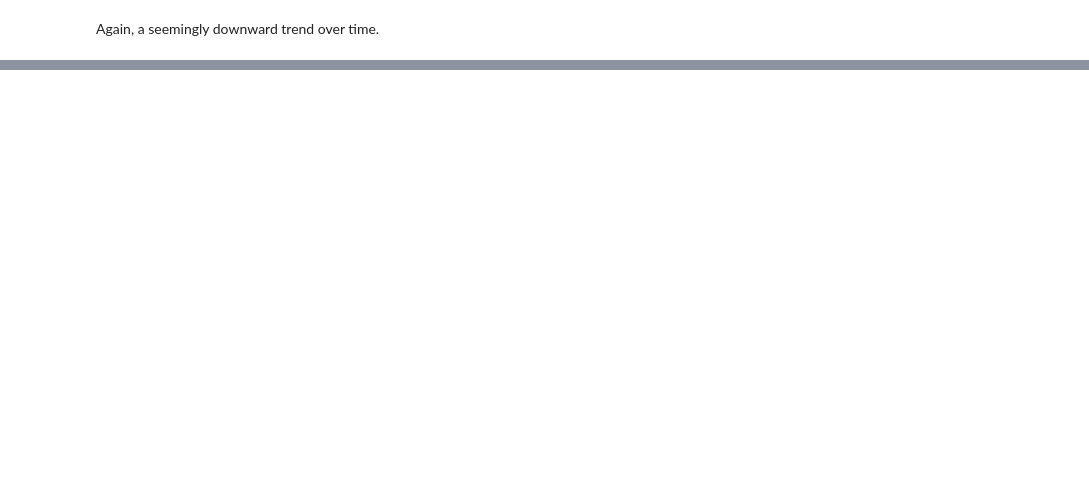
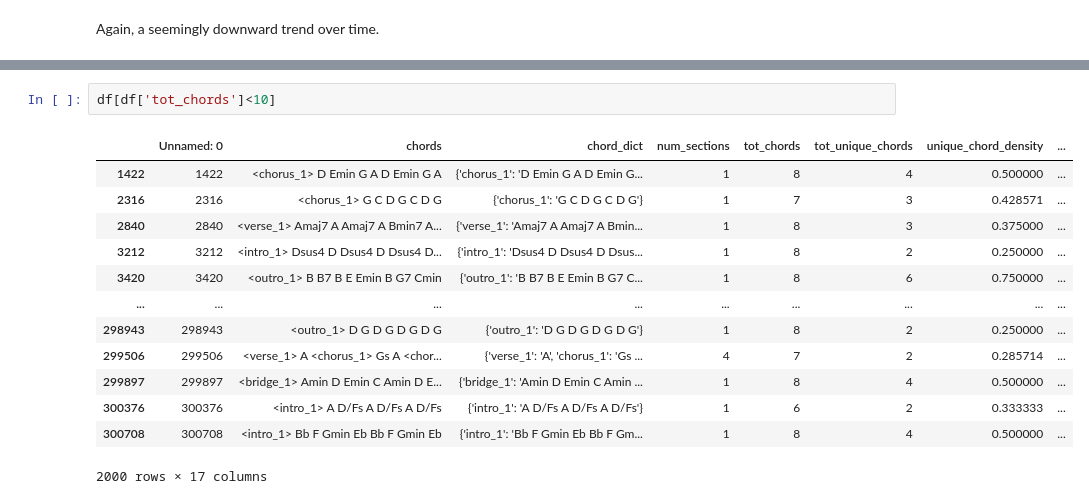
Before and after one commit to Erdos-Projects/fall-2025-harmonic-features-for-song-recommendations, a Jupyter notebook: data/eda_300k.ipynb, the cells around one changed output, grey strips where cells are left out. Saved outputs shown, nothing was run; the diff lists cells and outputs as text; blank space fills up the shorter version.

```diff
--- a/data/eda_300k.ipynb
+++ b/data/eda_300k.ipynb
@@ -789,0 +814,16 @@ Again, a seemingly downward trend over time.
+# %%
+df[df['tot_chords']<10]
+# %% [output]
+|  | Unnamed: 0 | chords | chord_dict | num_sections | tot_chords | tot_unique_chords | unique_chord_density | ... |
+| 1422 | 1422 | <chorus_1> D Emin G A D Emin G A | {'chorus_1': 'D Emin G A D Emin G... | 1 | 8 | 4 | 0.500000 | ... |
+| 2316 | 2316 | <chorus_1> G C D G C D G | {'chorus_1': 'G C D G C D G'} | 1 | 7 | 3 | 0.428571 | ... |
+| 2840 | 2840 | <verse_1> Amaj7 A Amaj7 A Bmin7 A... | {'verse_1': 'Amaj7 A Amaj7 A Bmin... | 1 | 8 | 3 | 0.375000 | ... |
+| 3212 | 3212 | <intro_1> Dsus4 D Dsus4 D Dsus4 D... | {'intro_1': 'Dsus4 D Dsus4 D Dsus... | 1 | 8 | 2 | 0.250000 | ... |
+| 3420 | 3420 | <outro_1> B B7 B E Emin B G7 Cmin | {'outro_1': 'B B7 B E Emin B G7 C... | 1 | 8 | 6 | 0.750000 | ... |
+| ... | ... | ... | ... | ... | ... | ... | ... | ... |
+| 298943 | 298943 | <outro_1> D G D G D G D G | {'outro_1': 'D G D G D G D G'} | 1 | 8 | 2 | 0.250000 | ... |
+| 299506 | 299506 | <verse_1> A <chorus_1> Gs A <chor... | {'verse_1': 'A', 'chorus_1': 'Gs ... | 4 | 7 | 2 | 0.285714 | ... |
+| 299897 | 299897 | <bridge_1> Amin D Emin C Amin D E... | {'bridge_1': 'Amin D Emin C Amin ... | 1 | 8 | 4 | 0.500000 | ... |
+| 300376 | 300376 | <intro_1> A D/Fs A D/Fs A D/Fs | {'intro_1': 'A D/Fs A D/Fs A D/Fs'} | 1 | 6 | 2 | 0.333333 | ... |
+| 300708 | 300708 | <intro_1> Bb F Gmin Eb Bb F Gmin Eb | {'intro_1': 'Bb F Gmin Eb Bb F Gm... | 1 | 8 | 4 | 0.500000 | ... |
+2000 rows × 17 columns
```
Also changed, not shown: parts of 42 cells of this notebook, 2 other files.
